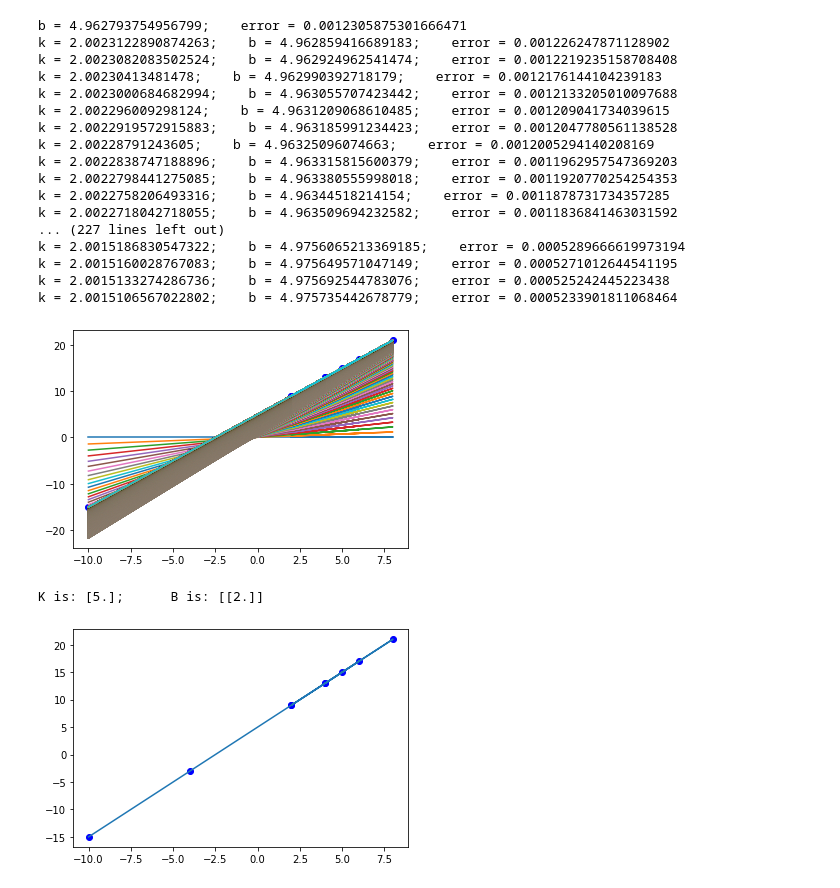
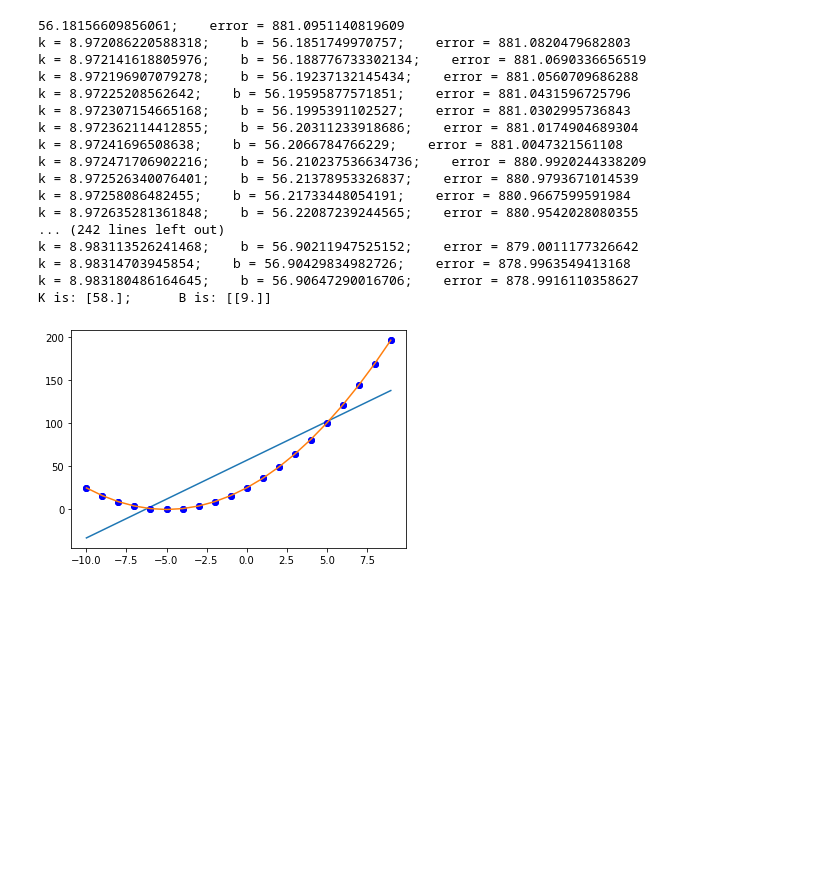
Before and after one commit to arpharutyunyan/ML, a Jupyter notebook: Homework/LinearRegression.ipynb, the cells around one changed output. Saved outputs shown, nothing was run; the diff lists cells and outputs as text; code cells hidden in the pictures; blank space fills up the shorter version.

Commit message:
Logical Regression

```diff
--- a/Homework/LinearRegression.ipynb
+++ b/Homework/LinearRegression.ipynb
@@ -28,29 +1,3 @@ class MyLinearRegression():
-# %%
-lr = MyLinearRegression()
-x = np.array([-10, -4, 2,6,4,5,8,2,4])
-y = np.array([2*i+5 for i in x])
-iteration = 3000
-learning_rate = 0.001
-lr.gradient_descent(x, y, iteration, learning_rate)
-# %% [output]
-b = 4.962793754956799;    error = 0.0012305875301666471
-k = 2.0023122890874263;    b = 4.962859416689183;    error = 0.001226247871128902
-k = 2.0023082083502524;    b = 4.962924962541474;    error = 0.0012219235158708408
-k = 2.00230413481478;    b = 4.962990392718179;    error = 0.0012176144104239183
-k = 2.0023000684682994;    b = 4.963055707423442;    error = 0.0012133205010097688
-k = 2.002296009298124;    b = 4.9631209068610485;    error = 0.001209041734039615
-k = 2.0022919572915883;    b = 4.963185991234423;    error = 0.0012047780561138528
-k = 2.00228791243605;    b = 4.96325096074663;    error = 0.0012005294140208169
-k = 2.0022838747188896;    b = 4.963315815600379;    error = 0.0011962957547369203
-k = 2.0022798441275085;    b = 4.963380555998018;    error = 0.0011920770254254353
-k = 2.0022758206493316;    b = 4.96344518214154;    error = 0.0011878731734357285
-k = 2.0022718042718055;    b = 4.963509694232582;    error = 0.0011836841463031592
-... (227 lines left out)
-k = 2.0015186830547322;    b = 4.9756065213369185;    error = 0.0005289666619973194
-k = 2.0015160028767083;    b = 4.975649571047149;    error = 0.0005271012644541195
-k = 2.0015133274286736;    b = 4.975692544783076;    error = 0.000525242445223438
-k = 2.0015106567022802;    b = 4.975735442678779;    error = 0.0005233901811068464
-[figure, removed]
 # %%
 import numpy as np
 from matplotlib import pyplot as plt
@@ -75,8 +45,30 @@ class LinearRegression_with_sklearn():
 # %%
- x = np.array([-10, -4, 2,6,4,5,8,2,4])
-y = np.array([2*i+5 for i in x])
-lr = LinearRegression_with_sklearn()
-lr.implementation(x,y)
+lr = MyLinearRegression()
+# x = np.array([-10, -4, 2,6,4,5,8,2,4])
+# y = np.array([2*i+5 for i in x])
+x = np.arange(-10, 10)
+y = np.array([(i+5)**2 for i in x])
+
+iteration = 2000
+learning_rate = 0.001
+lr.gradient_descent(x, y, iteration, learning_rate)
+lr.linearRegression_with_sklearn(x,y)
 # %% [output]
-K is: [5.];      B is: [[2.]]
+56.18156609856061;    error = 881.0951140819609
+k = 8.972086220588318;    b = 56.1851749970757;    error = 881.0820479682803
+k = 8.972141618805976;    b = 56.188776733302134;    error = 881.0690336656519
+k = 8.972196907079278;    b = 56.19237132145434;    error = 881.0560709686288
+k = 8.97225208562642;    b = 56.19595877571851;    error = 881.0431596725796
+k = 8.972307154665168;    b = 56.1995391102527;    error = 881.0302995736843
+k = 8.972362114412855;    b = 56.20311233918686;    error = 881.0174904689304
+k = 8.97241696508638;    b = 56.2066784766229;    error = 881.0047321561108
+k = 8.972471706902216;    b = 56.210237536634736;    error = 880.9920244338209
+k = 8.972526340076401;    b = 56.21378953326837;    error = 880.9793671014539
+k = 8.97258086482455;    b = 56.21733448054191;    error = 880.9667599591984
+k = 8.972635281361848;    b = 56.22087239244565;    error = 880.9542028080355
+... (242 lines left out)
+k = 8.983113526241468;    b = 56.90211947525152;    error = 879.0011177326642
+k = 8.98314703945854;    b = 56.90429834982726;    error = 878.9963549413168
+k = 8.983180486164645;    b = 56.90647290016706;    error = 878.9916110358627
+K is: [58.];      B is: [[9.]]
-[figure, old version]
+[figure, new version]
```
Also changed, not shown: parts of 4 cells of this notebook, 2 other files.
